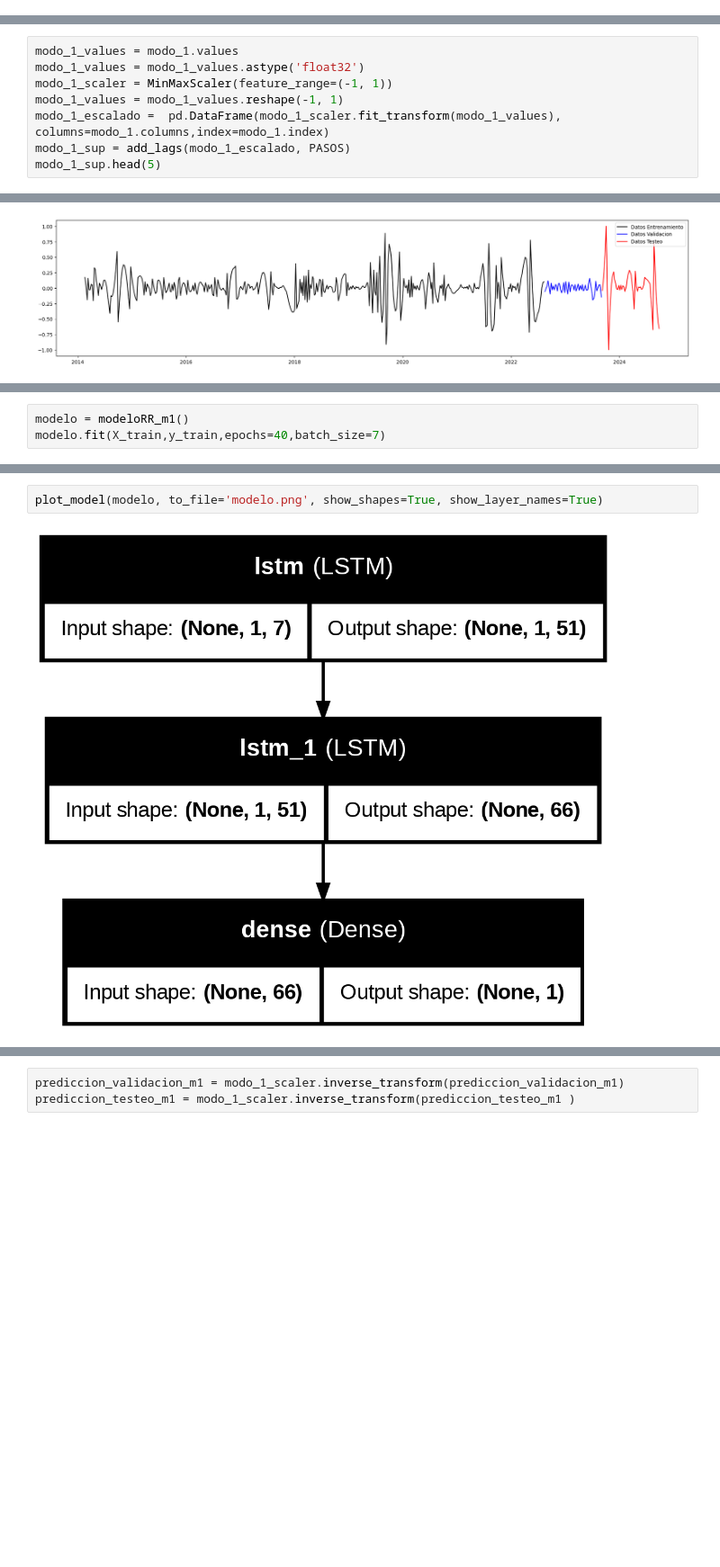
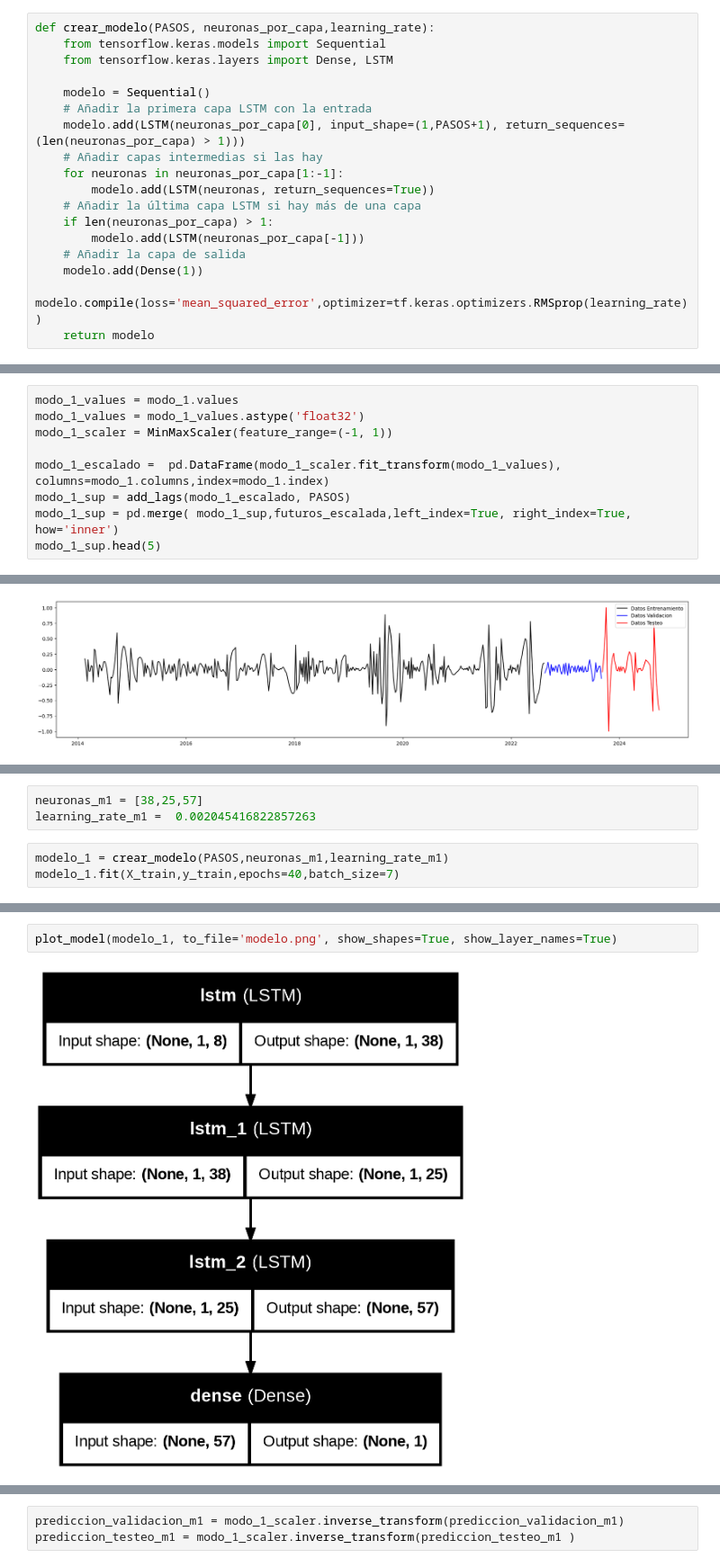
Before and after one commit to ivanpalenciab/Prediccion-atlantico, a Jupyter notebook: 2_Red_neuronal_recurrente.ipynb, the cells around one changed output, grey strips where cells are left out. Shown at 90% size. Saved outputs shown, nothing was run; the diff lists cells and outputs as text; blank space fills up the shorter version.

```diff
--- a/2_Red_neuronal_recurrente.ipynb
+++ b/2_Red_neuronal_recurrente.ipynb
@@ -74,0 +104,18 @@ PASOS = 7
+# %%
+def crear_modelo(PASOS, neuronas_por_capa,learning_rate):
+    from tensorflow.keras.models import Sequential
+    from tensorflow.keras.layers import Dense, LSTM
+
+    modelo = Sequential()
+    # Añadir la primera capa LSTM con la entrada
+    modelo.add(LSTM(neuronas_por_capa[0], input_shape=(1,PASOS+1), return_sequences=(len(neuronas_por_capa) > 1)))
+    # Añadir capas intermedias si las hay
+    for neuronas in neuronas_por_capa[1:-1]:
+        modelo.add(LSTM(neuronas, return_sequences=True))
+    # Añadir la última capa LSTM si hay más de una capa
+    if len(neuronas_por_capa) > 1:
+        modelo.add(LSTM(neuronas_por_capa[-1]))
+    # Añadir la capa de salida
+    modelo.add(Dense(1))
+    modelo.compile(loss='mean_squared_error',optimizer=tf.keras.optimizers.RMSprop(learning_rate))
+    return modelo
@@ -78,8 +152,9 @@ PASOS = 7
 modo_1_values = modo_1.values
 modo_1_values = modo_1_values.astype('float32')
 modo_1_scaler = MinMaxScaler(feature_range=(-1, 1))
-modo_1_values = modo_1_values.reshape(-1, 1)
+
 modo_1_escalado =  pd.DataFrame(modo_1_scaler.fit_transform(modo_1_values), columns=modo_1.columns,index=modo_1.index)
 modo_1_sup = add_lags(modo_1_escalado, PASOS)
+modo_1_sup = pd.merge( modo_1_sup,futuros_escalada,left_index=True, right_index=True, how='inner')
 modo_1_sup.head(5)
 # %% [output]
@@ -137,5 +212,8 @@ def modeloRR_m1():
+# %%
+neuronas_m1 = [38,25,57]
+learning_rate_m1 =  0.002045416822857263
 # %%
-modelo = modeloRR_m1()
-modelo.fit(X_train,y_train,epochs=40,batch_size=7)
+modelo_1 = crear_modelo(PASOS,neuronas_m1,learning_rate_m1)
+modelo_1.fit(X_train,y_train,epochs=40,batch_size=7)
 # %% [output]
 Epoch 1/40
@@ -160,5 +237,5 @@ Epoch 40/40
 # %%
-plot_model(modelo, to_file='modelo.png', show_shapes=True, show_layer_names=True)
+plot_model(modelo_1, to_file='modelo.png', show_shapes=True, show_layer_names=True)
 # %% [output]
-[figure, old version]
+[figure, new version]
 # %%
```
Also changed, not shown: parts of 76 cells of this notebook.
